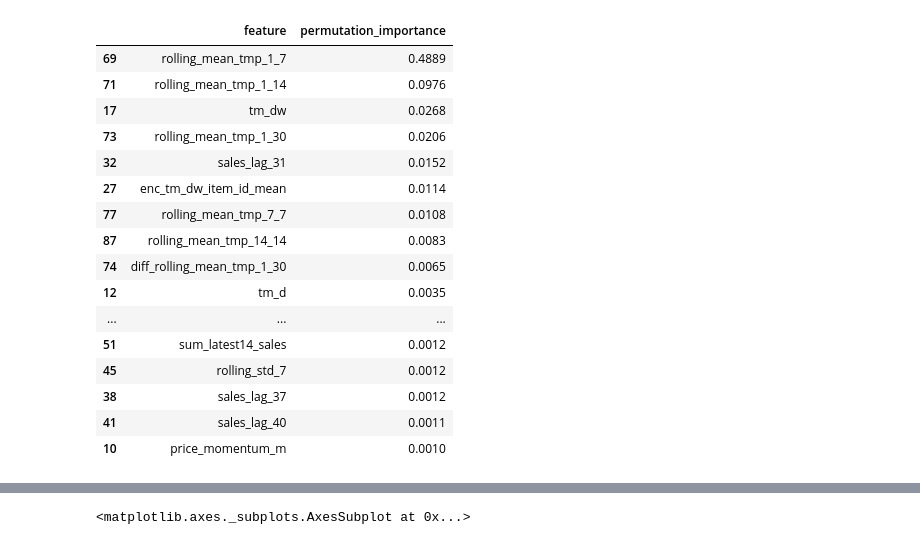
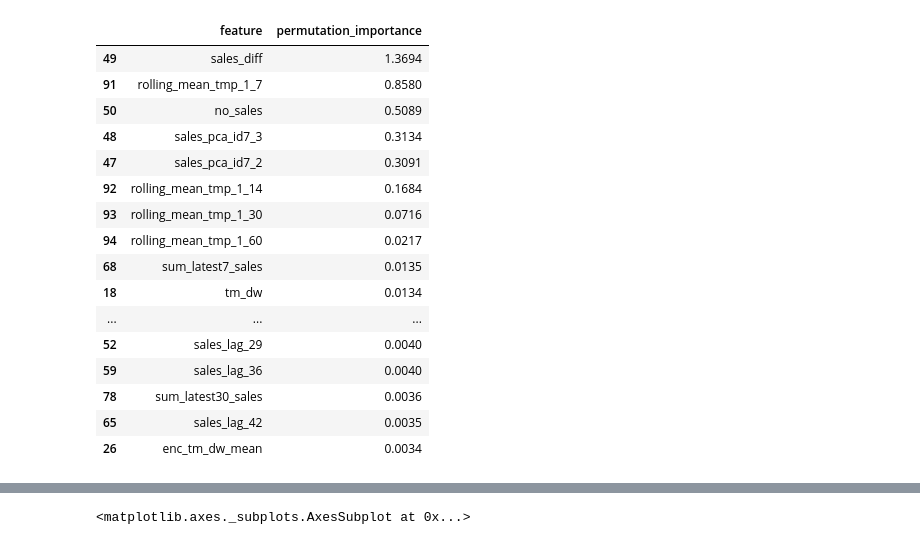
Before and after one commit to arhow/m5_forecasting_accuracy, a Jupyter notebook: notebook/m5-three-shades-of-dark-darker-magic2.ipynb, the cells around one changed output, grey strips where cells are left out. Cells and saved outputs as stored; diff of their text form; code cells hidden in the pictures.

```diff
--- a/notebook/m5-three-shades-of-dark-darker-magic2.ipynb
+++ b/notebook/m5-three-shades-of-dark-darker-magic2.ipynb
@@ -39,7 +39,7 @@ def df_parallelize_run(func, t_split):
 ########################### Helper to load data by store ID
 #################################################################################
 # Read data
-def get_data_by_store(store, is_save_pkl=False):
+def gen_data_by_store(store):
 
     # Read and contact basic feature
     df = pd.concat([pd.read_pickle(BASE),
@@ -72,11 +72,17 @@ def get_data_by_store(store, is_save_pkl=False):
     features = [col for col in list(df) if col not in remove_features]
     df = df[['id','d',TARGET]+features]
 
-    if is_save_pkl:
-        df.to_pickle(f'../cache/notebook_{store}.pkl', compression='gzip')
+    df.to_pickle(f'../cache/notebook_{store}.pkl', compression='gzip')
+    return
+
+def get_data_by_store(store, base_path='./', compression=None):
+
+    df = pd.read_pickle(f'{base_path}notebook_{store}.pkl', compression=compression)
 
     # Skipping first n rows
     df = df[df['d']>=START_TRAIN].reset_index(drop=True)
+
+    features = df.columns.drop(['id','d',TARGET]).tolist()
 
     return df, features
 
@@ -114,7 +120,7 @@ def make_lag_roll(LAG_DAY):
 import lightgbm as lgb
 lgb_params = {
                     'boosting_type': 'gbdt',
-                    'objective': 'tweedie', #'regression',
+                    'objective': 'regression',#'tweedie','regression',
 #                     'tweedie_variance_power': 1.1,
                     'metric': 'rmse',
                     'subsample': 0.5,
@@ -394,14 +415,14 @@ if not USE_AUX:
         print('Train', store_id)
 
         # Get grid for current store
-        grid_df, features_columns = get_data_by_store(store_id)
+        grid_df, features_columns = get_data_by_store(store_id, base_path='../cache/')
 
         # Masks for
         # Train (All data less than 1913)
         # "Validation" (Last 28 days - not real validatio set)
         # Test (All data greater than 1913 day,
         #       with some gap for recursive features)
-        train_mask = grid_df['d']<=END_TRAIN
+        train_mask = grid_df['d']<=(END_TRAIN)
         valid_mask = train_mask&(grid_df['d']>(END_TRAIN-P_HORIZON))
         preds_mask = grid_df['d']>(END_TRAIN-100)
 
@@ -430,11 +451,14 @@ if not USE_AUX:
                               )
         if do_permutation:
             permutation_importance_df = permutation_importance(estimator, grid_df[valid_mask], features_columns, TARGET, metric=rmse, verbose=0)
+        else:
+            permutation_importance_df = None
 
 
 
         his.append({'store_id':store_id, 'permutation_importance_df':permutation_importance_df,})
-#         break
+        if try_1_store:
+            break
 
         # Saving part of the dataset for later predictions
         # Removing features that we need to calculate recursively
@@ -483,2 +506,0 @@ Train CA_1
-# %%
-permutation_importance_df = permutation_importance(estimator, grid_df[valid_mask], features_columns, TARGET, metric=rmse, verbose=1)
@@ -526,23 +507,23 @@ permutation_importance_df[permutation_importance_df['permutation_importance']<0]
 # %%
-permutation_importance_df.head(50)
+permutation_importance_df.head(20)
 # %% [output]
 |  | feature | permutation_importance |
-| 69 | rolling_mean_tmp_1_7 | 0.4889 |
-| 71 | rolling_mean_tmp_1_14 | 0.0976 |
-| 17 | tm_dw | 0.0268 |
-| 73 | rolling_mean_tmp_1_30 | 0.0206 |
-| 32 | sales_lag_31 | 0.0152 |
-| 27 | enc_tm_dw_item_id_mean | 0.0114 |
-| 77 | rolling_mean_tmp_7_7 | 0.0108 |
-| 87 | rolling_mean_tmp_14_14 | 0.0083 |
-| 74 | diff_rolling_mean_tmp_1_30 | 0.0065 |
-| 12 | tm_d | 0.0035 |
+| 49 | sales_diff | 1.3694 |
+| 91 | rolling_mean_tmp_1_7 | 0.8580 |
+| 50 | no_sales | 0.5089 |
+| 48 | sales_pca_id7_3 | 0.3134 |
+| 47 | sales_pca_id7_2 | 0.3091 |
+| 92 | rolling_mean_tmp_1_14 | 0.1684 |
+| 93 | rolling_mean_tmp_1_30 | 0.0716 |
+| 94 | rolling_mean_tmp_1_60 | 0.0217 |
+| 68 | sum_latest7_sales | 0.0135 |
+| 18 | tm_dw | 0.0134 |
 | ... | ... | ... |
-| 51 | sum_latest14_sales | 0.0012 |
-| 45 | rolling_std_7 | 0.0012 |
-| 38 | sales_lag_37 | 0.0012 |
-| 41 | sales_lag_40 | 0.0011 |
-| 10 | price_momentum_m | 0.0010 |
+| 52 | sales_lag_29 | 0.0040 |
+| 59 | sales_lag_36 | 0.0040 |
+| 78 | sum_latest30_sales | 0.0036 |
+| 65 | sales_lag_42 | 0.0035 |
+| 26 | enc_tm_dw_mean | 0.0034 |
 # %%
 feature_importance_df = pd.DataFrame()
 feature_importance_df['feature'] = estimator.feature_name()
```
Also changed, not shown: parts of 10 cells of this notebook, 2 other files.
